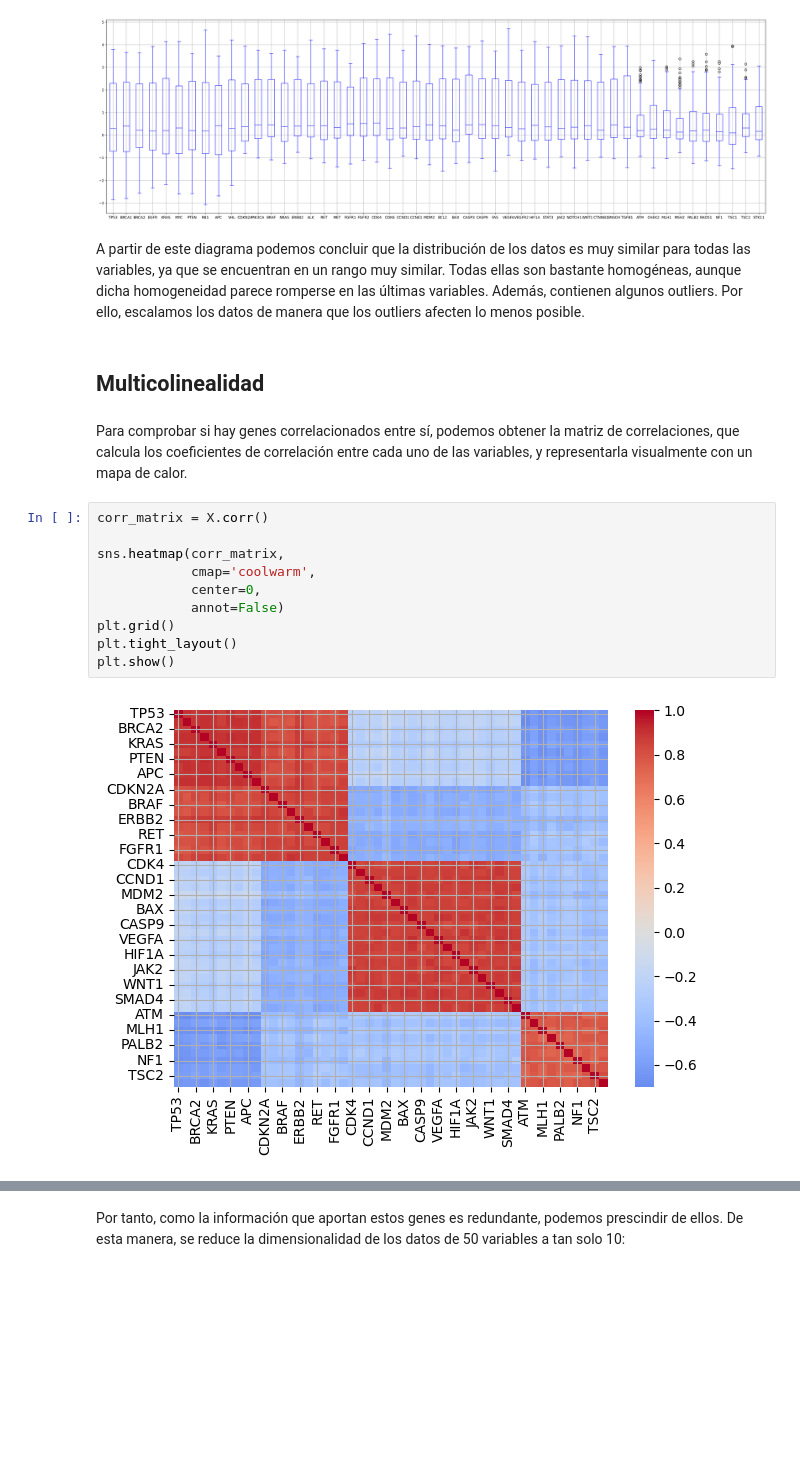
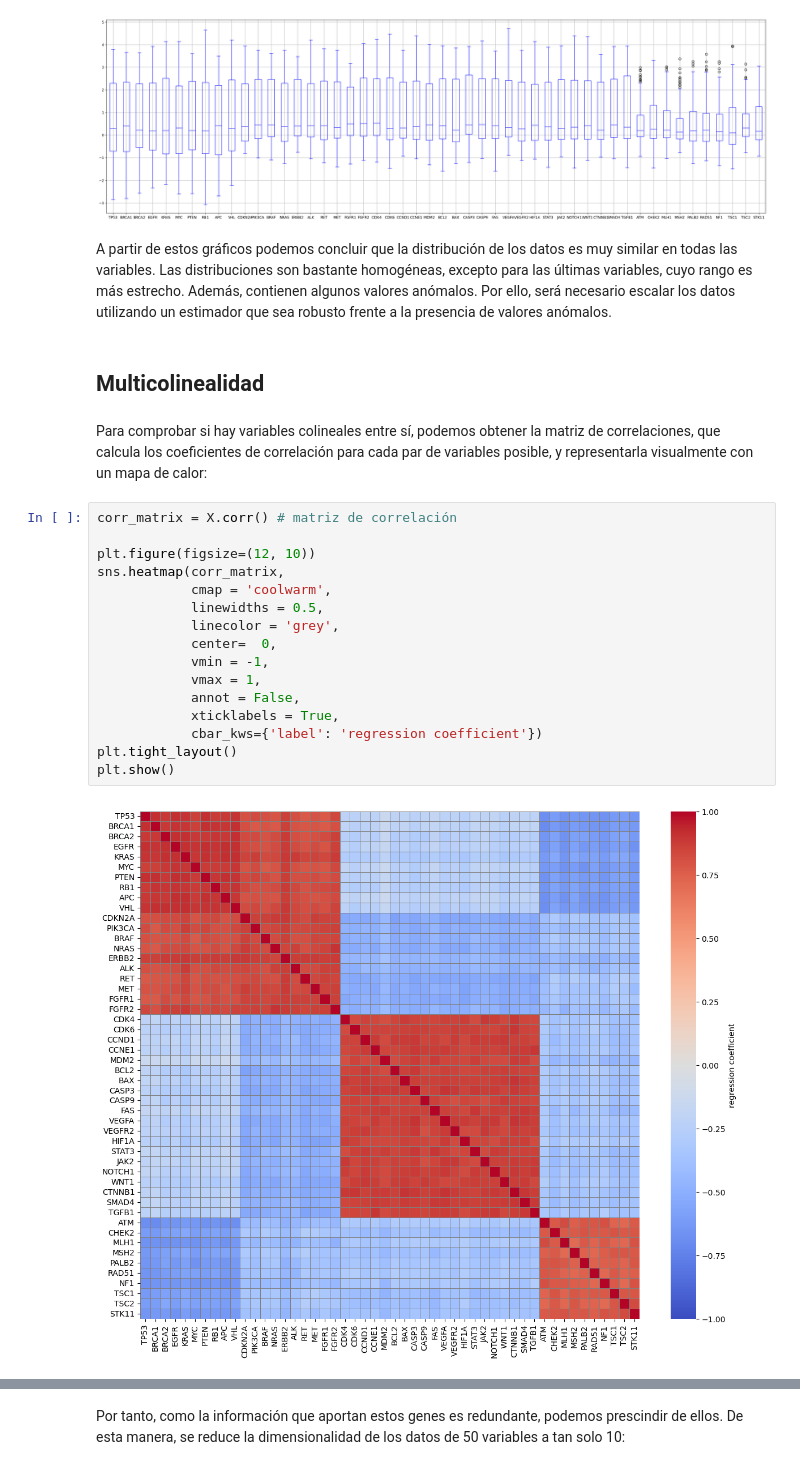
Before and after one commit to MiguelGomGar/ClusteringGenes, a Jupyter notebook: full_notebook.ipynb, the cells around one changed output, grey strips where cells are left out. Saved outputs shown, nothing was run; the diff lists cells and outputs as text; blank space fills up the shorter version.

```diff
--- a/full_notebook.ipynb
+++ b/full_notebook.ipynb
@@ -114,21 +122,27 @@ plt.show()
 # %% [output]
 [figure]
 # %% [markdown]
-A partir de este diagrama podemos concluir que la distribución de los datos es muy similar para todas las variables, ya que se encuentran en un rango muy similar. Todas ellas son bastante homogéneas, aunque dicha homogeneidad parece romperse en las últimas variables. Además, contienen algunos outliers. Por ello, escalamos los datos de manera que los outliers afecten lo menos posible.
+A partir de estos gráficos podemos concluir que la distribución de los datos es muy similar en todas las variables. Las distribuciones son bastante homogéneas, excepto para las últimas variables, cuyo rango es más estrecho. Además, contienen algunos valores anómalos. Por ello, será necesario escalar los datos utilizando un estimador que sea robusto frente a la presencia de valores anómalos.
 # %% [markdown]
 ## Multicolinealidad
 # %% [markdown]
-Para comprobar si hay genes correlacionados entre sí, podemos obtener la matriz de correlaciones, que calcula los coeficientes de correlación entre cada uno de las variables, y representarla visualmente con un mapa de calor.
+Para comprobar si hay variables colineales entre sí, podemos obtener la matriz de correlaciones, que calcula los coeficientes de correlación para cada par de variables posible, y representarla visualmente con un mapa de calor:
 # %%
-corr_matrix = X.corr()
+corr_matrix = X.corr() # matriz de correlación
 
+plt.figure(figsize=(12, 10))
 sns.heatmap(corr_matrix,
-            cmap='coolwarm',
-            center=0,
-            annot=False)
-plt.grid()
+            cmap = 'coolwarm',
+            linewidths = 0.5,
+            linecolor = 'grey',
+            center=  0,
+            vmin = -1,
+            vmax = 1,
+            annot = False,
+            xticklabels = True,
+            cbar_kws={'label': 'regression coefficient'})
 plt.tight_layout()
 plt.show()
 # %% [output]
-[figure, old version]
+[figure, new version]
 # %% [markdown]
```
Also changed, not shown: parts of 40 cells of this notebook, 5 other files.
